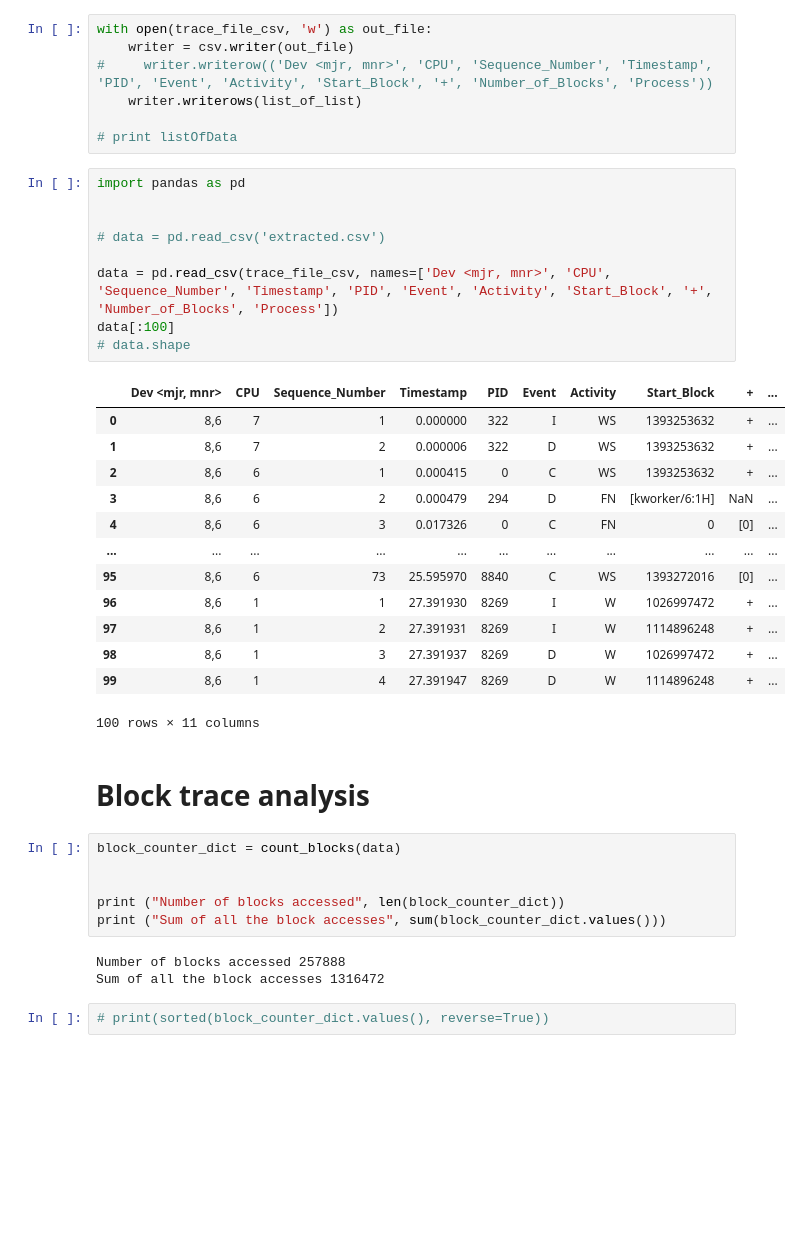
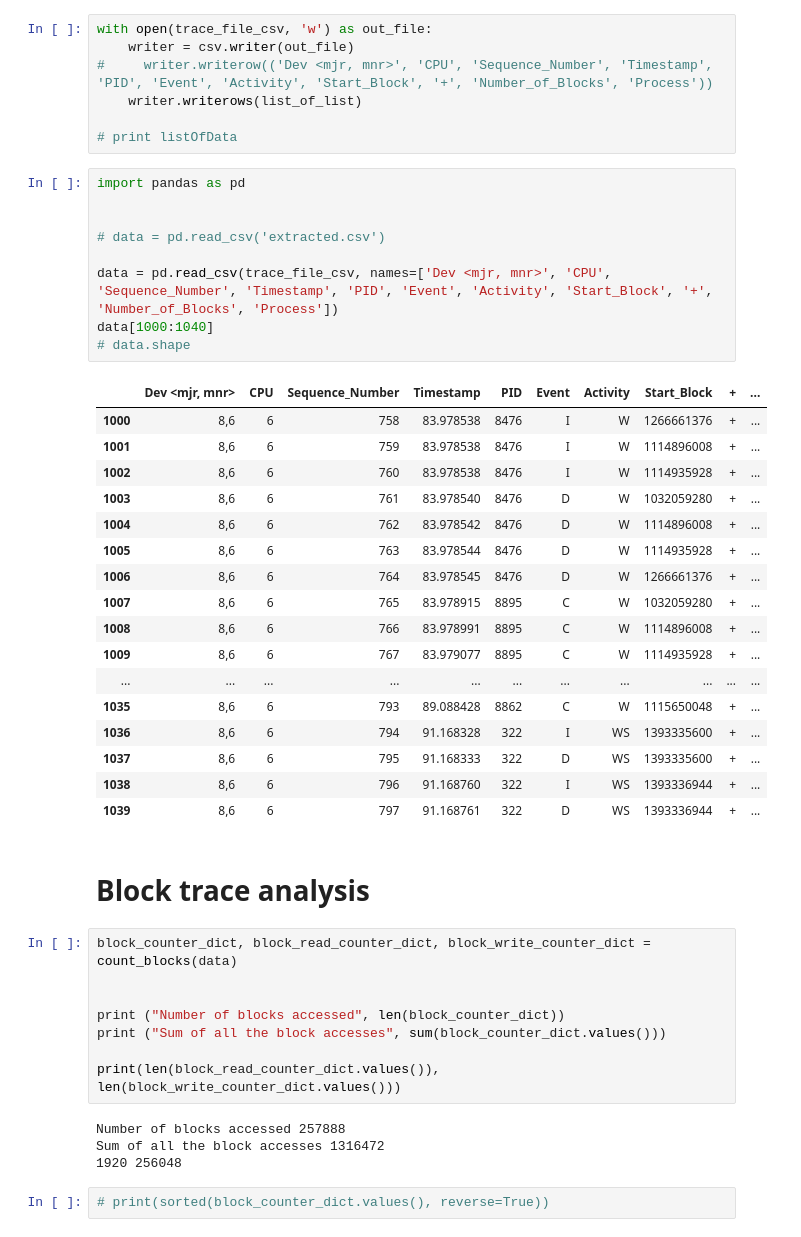
Before and after one commit to PrathUpadhyay/Systems, a Jupyter notebook: IO_Traces/Traces_Filebench/filebench_webproxy_15mins.ipynb, the cells around one changed output. Cells and saved outputs as stored; diff of their text form; blank space fills up the shorter version.

```diff
--- a/IO_Traces/Traces_Filebench/filebench_webproxy_15mins.ipynb
+++ b/IO_Traces/Traces_Filebench/filebench_webproxy_15mins.ipynb
@@ -100,37 +130,44 @@ with open(trace_file_csv, 'w') as out_file:
 # %%
 import pandas as pd
 
 
 # data = pd.read_csv('extracted.csv')
 
 data = pd.read_csv(trace_file_csv, names=['Dev <mjr, mnr>', 'CPU', 'Sequence_Number', 'Timestamp', 'PID', 'Event', 'Activity', 'Start_Block', '+', 'Number_of_Blocks', 'Process'])
-data[:100]
+data[1000:1040]
 # data.shape
 # %% [output]
 |  | Dev <mjr, mnr> | CPU | Sequence_Number | Timestamp | PID | Event | Activity | Start_Block | + | ... |
-| 0 | 8,6 | 7 | 1 | 0.000000 | 322 | I | WS | 1393253632 | + | ... |
-| 1 | 8,6 | 7 | 2 | 0.000006 | 322 | D | WS | 1393253632 | + | ... |
-| 2 | 8,6 | 6 | 1 | 0.000415 | 0 | C | WS | 1393253632 | + | ... |
-| 3 | 8,6 | 6 | 2 | 0.000479 | 294 | D | FN | [kworker/6:1H] | NaN | ... |
-| 4 | 8,6 | 6 | 3 | 0.017326 | 0 | C | FN | 0 | [0] | ... |
+| 1000 | 8,6 | 6 | 758 | 83.978538 | 8476 | I | W | 1266661376 | + | ... |
+| 1001 | 8,6 | 6 | 759 | 83.978538 | 8476 | I | W | 1114896008 | + | ... |
+| 1002 | 8,6 | 6 | 760 | 83.978538 | 8476 | I | W | 1114935928 | + | ... |
+| 1003 | 8,6 | 6 | 761 | 83.978540 | 8476 | D | W | 1032059280 | + | ... |
+| 1004 | 8,6 | 6 | 762 | 83.978542 | 8476 | D | W | 1114896008 | + | ... |
+| 1005 | 8,6 | 6 | 763 | 83.978544 | 8476 | D | W | 1114935928 | + | ... |
+| 1006 | 8,6 | 6 | 764 | 83.978545 | 8476 | D | W | 1266661376 | + | ... |
+| 1007 | 8,6 | 6 | 765 | 83.978915 | 8895 | C | W | 1032059280 | + | ... |
+| 1008 | 8,6 | 6 | 766 | 83.978991 | 8895 | C | W | 1114896008 | + | ... |
+| 1009 | 8,6 | 6 | 767 | 83.979077 | 8895 | C | W | 1114935928 | + | ... |
 | ... | ... | ... | ... | ... | ... | ... | ... | ... | ... | ... |
-| 95 | 8,6 | 6 | 73 | 25.595970 | 8840 | C | WS | 1393272016 | [0] | ... |
-| 96 | 8,6 | 1 | 1 | 27.391930 | 8269 | I | W | 1026997472 | + | ... |
-| 97 | 8,6 | 1 | 2 | 27.391931 | 8269 | I | W | 1114896248 | + | ... |
-| 98 | 8,6 | 1 | 3 | 27.391937 | 8269 | D | W | 1026997472 | + | ... |
-| 99 | 8,6 | 1 | 4 | 27.391947 | 8269 | D | W | 1114896248 | + | ... |
+| 1035 | 8,6 | 6 | 793 | 89.088428 | 8862 | C | W | 1115650048 | + | ... |
+| 1036 | 8,6 | 6 | 794 | 91.168328 | 322 | I | WS | 1393335600 | + | ... |
+| 1037 | 8,6 | 6 | 795 | 91.168333 | 322 | D | WS | 1393335600 | + | ... |
+| 1038 | 8,6 | 6 | 796 | 91.168760 | 322 | I | WS | 1393336944 | + | ... |
+| 1039 | 8,6 | 6 | 797 | 91.168761 | 322 | D | WS | 1393336944 | + | ... |
-100 rows × 11 columns
 # %% [markdown]
 # Block trace analysis
 # %%
-block_counter_dict = count_blocks(data)
+block_counter_dict, block_read_counter_dict, block_write_counter_dict = count_blocks(data)
 
 
 print ("Number of blocks accessed", len(block_counter_dict))
 print ("Sum of all the block accesses", sum(block_counter_dict.values()))
+
+print(len(block_read_counter_dict.values()), len(block_write_counter_dict.values()))
 # %% [output]
 Number of blocks accessed 257888
 Sum of all the block accesses 1316472
+1920 256048
 # %%
 # print(sorted(block_counter_dict.values(), reverse=True))
 # %%
```
Also changed, not shown: parts of 11 cells of this notebook, 1 other file.
